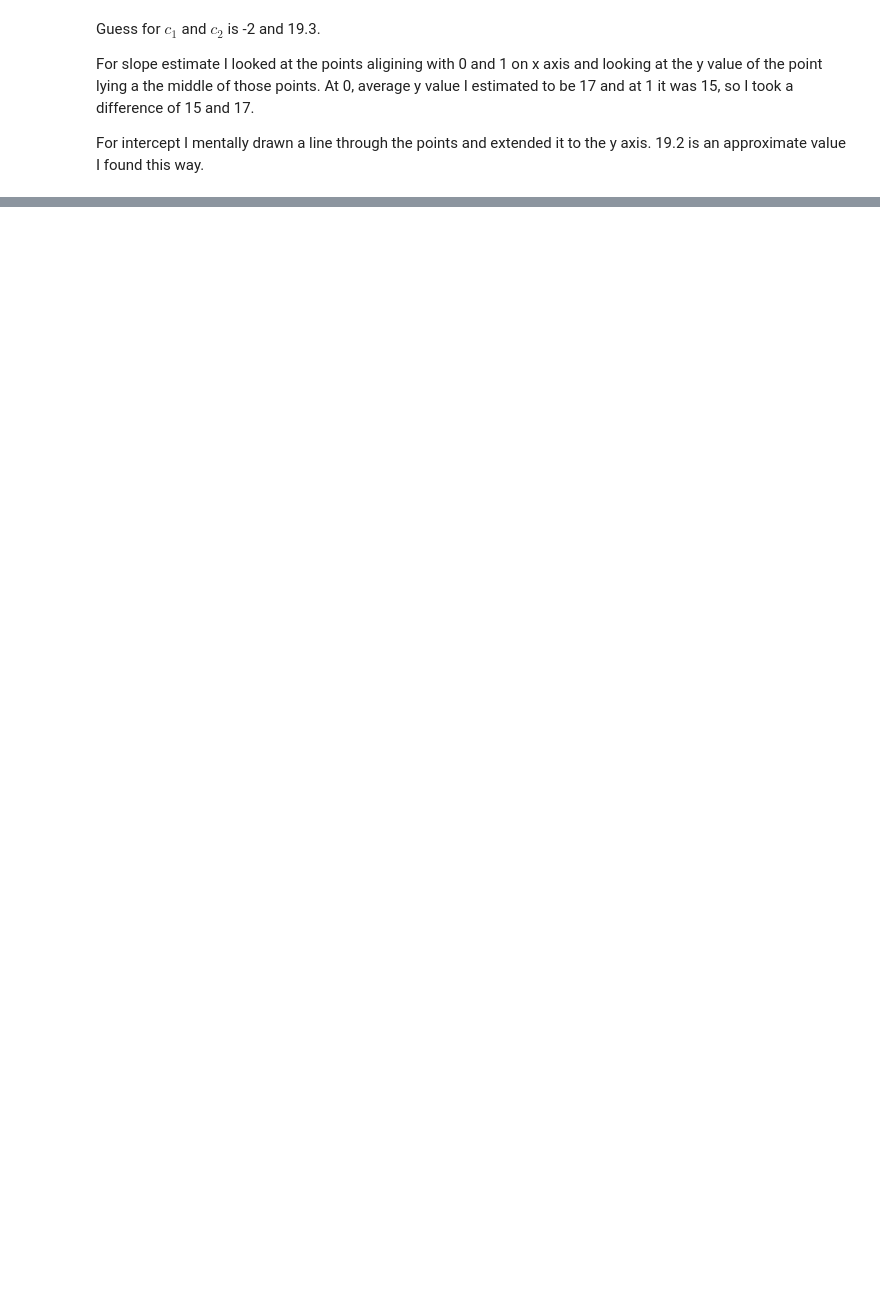
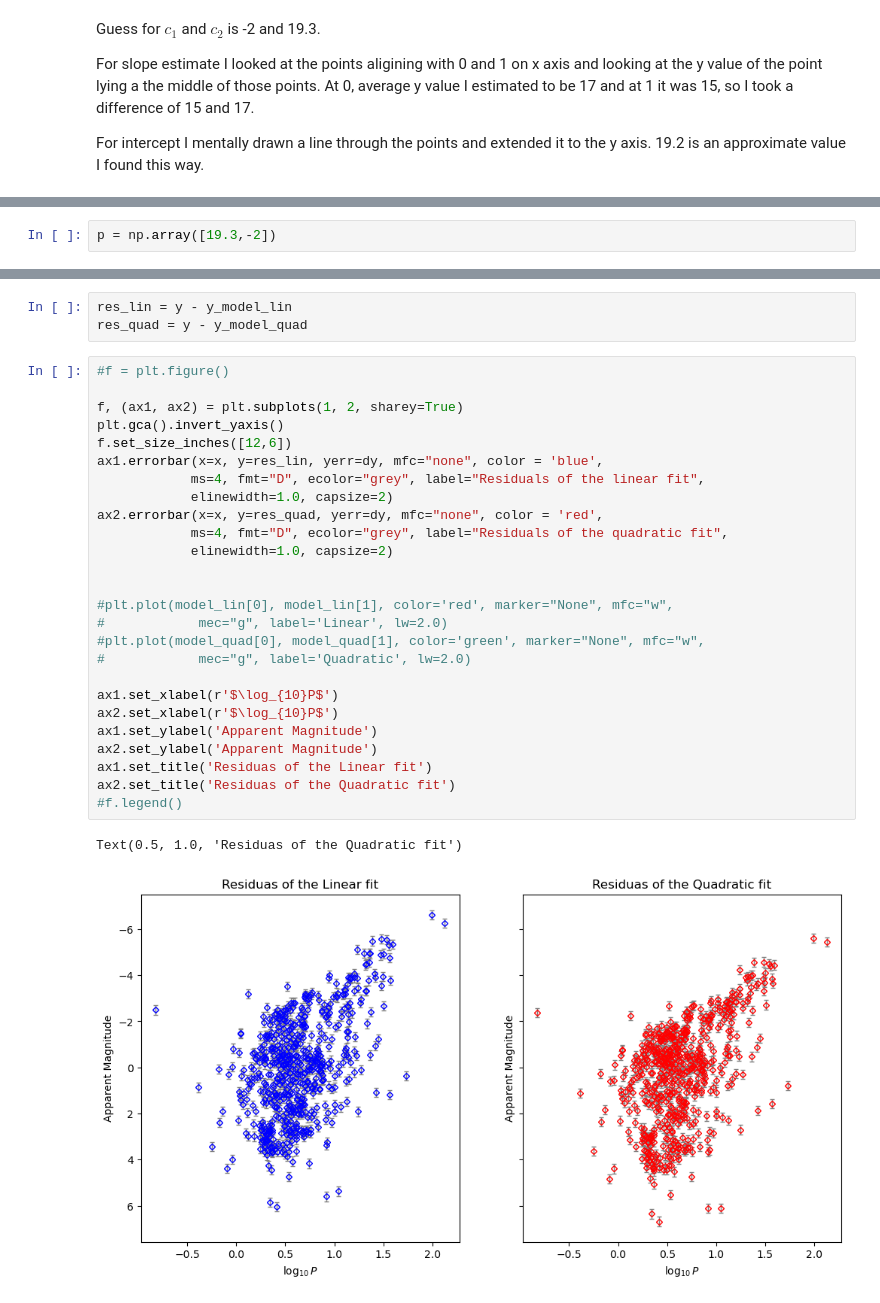
Before and after one commit to DIaDaynaDay/ASTR7907, a Jupyter notebook: Assignment 1 Q1.ipynb, the cells around one changed output, grey strips where cells are left out. Saved outputs shown, nothing was run; the diff lists cells and outputs as text; blank space fills up the shorter version.

```diff
--- a/Assignment 1 Q1.ipynb
+++ b/Assignment 1 Q1.ipynb
@@ -283,0 +95,2 @@ Text(0.5, 1.0, 'P-L relation of Cepheids in LMC')
+# %%
+p = np.array([19.3,-2])
@@ -283,0 +179,32 @@ Text(0.5, 1.0, 'P-L relation of Cepheids in LMC')
+# %%
+res_lin = y - y_model_lin
+res_quad = y - y_model_quad
+# %%
+#f = plt.figure()
+
+f, (ax1, ax2) = plt.subplots(1, 2, sharey=True)
+plt.gca().invert_yaxis()
+f.set_size_inches([12,6])
+ax1.errorbar(x=x, y=res_lin, yerr=dy, mfc="none", color = 'blue',
+            ms=4, fmt="D", ecolor="grey", label="Residuals of the linear fit",
+            elinewidth=1.0, capsize=2)
+ax2.errorbar(x=x, y=res_quad, yerr=dy, mfc="none", color = 'red',
+            ms=4, fmt="D", ecolor="grey", label="Residuals of the quadratic fit",
+            elinewidth=1.0, capsize=2)
+
+
+#plt.plot(model_lin[0], model_lin[1], color='red', marker="None", mfc="w",
+#            mec="g", label='Linear', lw=2.0)
+#plt.plot(model_quad[0], model_quad[1], color='green', marker="None", mfc="w",
+#            mec="g", label='Quadratic', lw=2.0)
+
+ax1.set_xlabel(r'$\log_{10}P$')
+ax2.set_xlabel(r'$\log_{10}P$')
+ax1.set_ylabel('Apparent Magnitude')
+ax2.set_ylabel('Apparent Magnitude')
+ax1.set_title('Residuas of the Linear fit')
+ax2.set_title('Residuas of the Quadratic fit')
+#f.legend()
+# %% [output]
+Text(0.5, 1.0, 'Residuas of the Quadratic fit')
+[figure, added]
```
Also changed, not shown: parts of 43 cells of this notebook.
